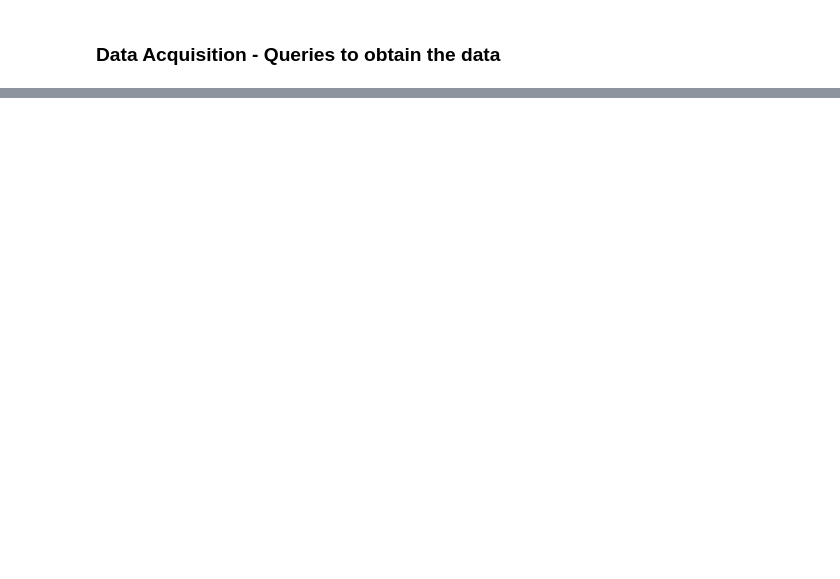
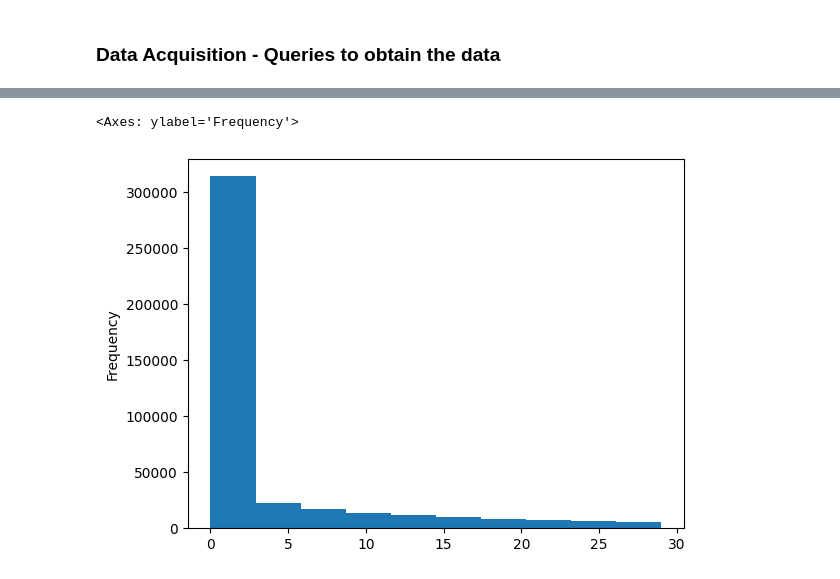
Before and after one commit to Diegomca98/final-project, a Jupyter notebook: src/project.ipynb, the cells around one changed output, grey strips where cells are left out. Cells and saved outputs as stored; diff of their text form; code cells hidden in the pictures; blank space fills up the shorter version.

```diff
--- a/src/project.ipynb
+++ b/src/project.ipynb
@@ -546,0 +690,5 @@ con.close()
+# %%
+df.query('DepDelayMinutes < 30')['DepDelayMinutes'].plot(kind='hist')
+# %% [output]
+<Axes: ylabel='Frequency'>
+[figure, added]
```
Also changed, not shown: parts of 28 cells of this notebook.
